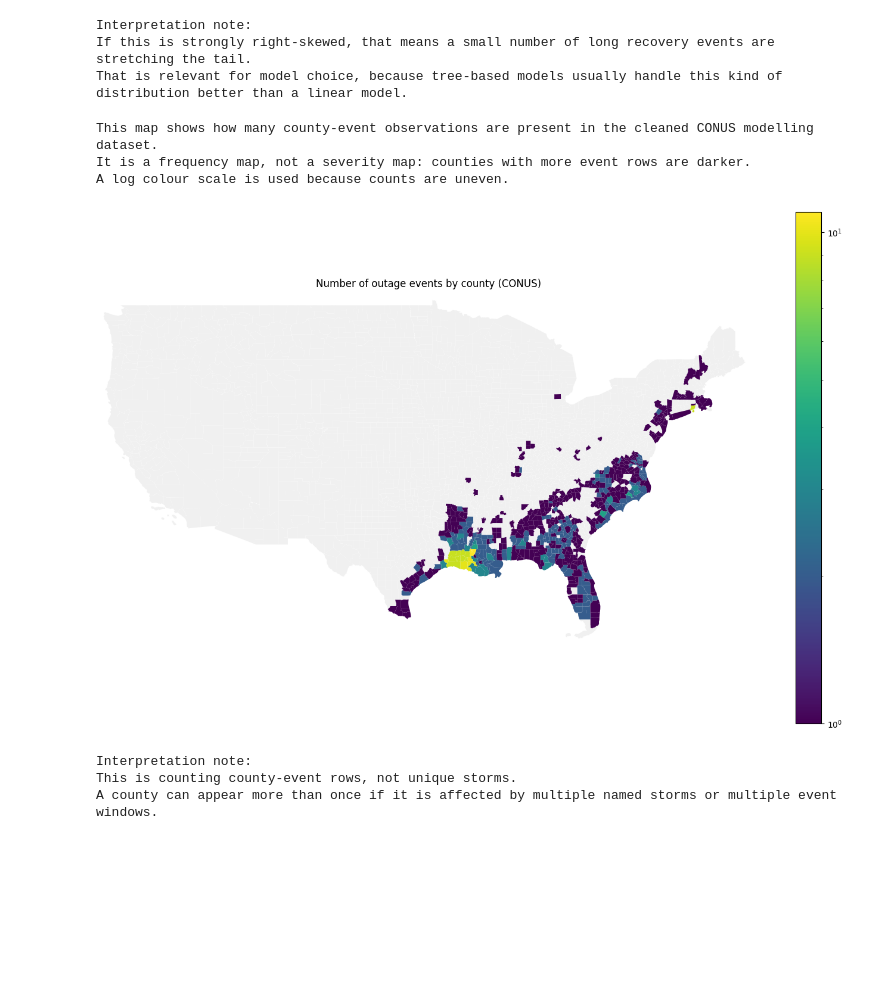
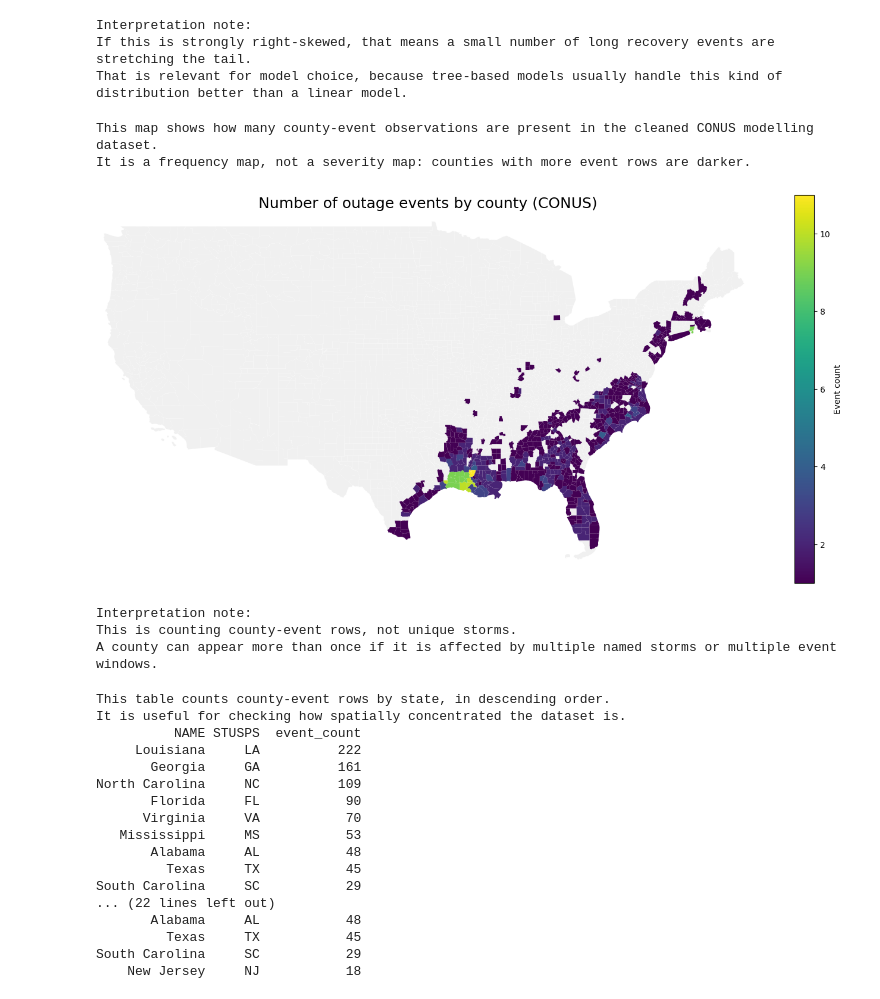
Before and after one commit to lukemccarvill/outage-recovery-forecasting, a Jupyter notebook: python_scripts/figures_for_report.ipynb, the cells around one changed output. Saved outputs shown, nothing was run; the diff lists cells and outputs as text; code cells hidden in the pictures; blank space fills up the shorter version.

Commit message:
log(t90) to improve models, and more graphing for report and presentation

```diff
--- a/python_scripts/figures_for_report.ipynb
+++ b/python_scripts/figures_for_report.ipynb
@@ -87,13 +87,11 @@ That is relevant for model choice, because tree-based models usually handle this
 
 import geopandas as gpd
 import matplotlib.pyplot as plt
-from matplotlib.colors import LogNorm
 import numpy as np
 
 print(
     "This map shows how many county-event observations are present in the cleaned CONUS modelling dataset.\n"
-    "It is a frequency map, not a severity map: counties with more event rows are darker.\n"
-    "A log colour scale is used because counts are uneven."
+    "It is a frequency map, not a severity map: counties with more event rows are darker."
 )
 
 county_counts = (
@@ -117,54 +115,106 @@ counties = counties[~counties["STATEFP"].isin(exclude_state_fips)].copy()
 counties = counties.merge(county_counts, on="CountyFIPS", how="left")
 counties["event_count"] = counties["event_count"].fillna(0)
 
-# Split for plotting
 plot_df = counties[counties["event_count"] > 0].copy()
 no_event_df = counties[counties["event_count"] == 0].copy()
 
 fig, ax = plt.subplots(figsize=(14, 9))
 
-# Light grey background counties
+# Background counties
 if len(no_event_df) > 0:
     no_event_df.plot(
         ax=ax,
         color="#f0f0f0",
         edgecolor="white",
         linewidth=0.1
     )
 
-# Counties with events, using log scale
+# Counties with events
 if len(plot_df) > 0:
     plot_df.plot(
         ax=ax,
         column="event_count",
         cmap="viridis",
-        norm=LogNorm(
-            vmin=max(1, plot_df["event_count"].min()),
-            vmax=plot_df["event_count"].max()
-        ),
+        vmin=1,
+        vmax=max(1, plot_df["event_count"].max()),
         legend=True,
-        edgecolor="none"
+        edgecolor="none",
+        legend_kwds={"label": "Event count", "shrink": 0.75}
     )
 
-# Crop to CONUS so Alaska/Hawaii are not shown in the frame
+# Crop to CONUS so Alaska/Hawaii are not shown
 ax.set_xlim(-125, -66)
 ax.set_ylim(24, 50)
 
-ax.set_title("Number of outage events by county (CONUS)")
+ax.set_title("Number of outage events by county (CONUS)", fontsize=18)
 ax.set_axis_off()
+
 plt.tight_layout()
 plt.show()
 
 print(
     "\nInterpretation note:\n"
     "This is counting county-event rows, not unique storms.\n"
     "A county can appear more than once if it is affected by multiple named storms or multiple event windows."
 )
 # %% [output]
 This map shows how many county-event observations are present in the cleaned CONUS modelling dataset.
 It is a frequency map, not a severity map: counties with more event rows are darker.
-A log colour scale is used because counts are uneven.
-[figure, old version]
+[figure, new version]
 Interpretation note:
 This is counting county-event rows, not unique storms.
 A county can appear more than once if it is affected by multiple named storms or multiple event windows.
+# %%
+# --- Cell 4: Event counts by state, descending order ---
+
+import pandas as pd
+import geopandas as gpd
+
+print(
+    "This table counts county-event rows by state, in descending order.\n"
+    "It is useful for checking how spatially concentrated the dataset is."
+)
+
+# County-level event counts with state FIPS
+state_counts = (
+    event_df.copy()
+    .assign(CountyFIPS=lambda d: d["CountyFIPS"].astype(str).str.zfill(5))
+    .assign(STATEFP=lambda d: d["CountyFIPS"].str[:2])
+    .groupby("STATEFP")
+    .size()
+    .reset_index(name="event_count")
+)
+
+# State names from Census TIGER/Line
+states = gpd.read_file(
+    "https://www2.census.gov/geo/tiger/TIGER2020/STATE/tl_2020_us_state.zip"
+)
+
+states = states[["STATEFP", "NAME", "STUSPS"]].copy()
+
+state_counts = state_counts.merge(states, on="STATEFP", how="left")
+state_counts = state_counts.sort_values("event_count", ascending=False).reset_index(drop=True)
+
+print(state_counts[["NAME", "STUSPS", "event_count"]].to_string(index=False))
+
+print()
+print("Top 10 states by event count:")
+print(state_counts[["NAME", "STUSPS", "event_count"]].head(10).to_string(index=False))
+# %% [output]
+This table counts county-event rows by state, in descending order.
+It is useful for checking how spatially concentrated the dataset is.
+          NAME STUSPS  event_count
+     Louisiana     LA          222
+       Georgia     GA          161
+North Carolina     NC          109
+       Florida     FL           90
+      Virginia     VA           70
+   Mississippi     MS           53
+       Alabama     AL           48
+         Texas     TX           45
+South Carolina     SC           29
+... (22 lines left out)
+       Alabama     AL           48
+         Texas     TX           45
+South Carolina     SC           29
+    New Jersey     NJ           18
```
Also changed, not shown: parts of 15 cells of this notebook, 3 other files.
